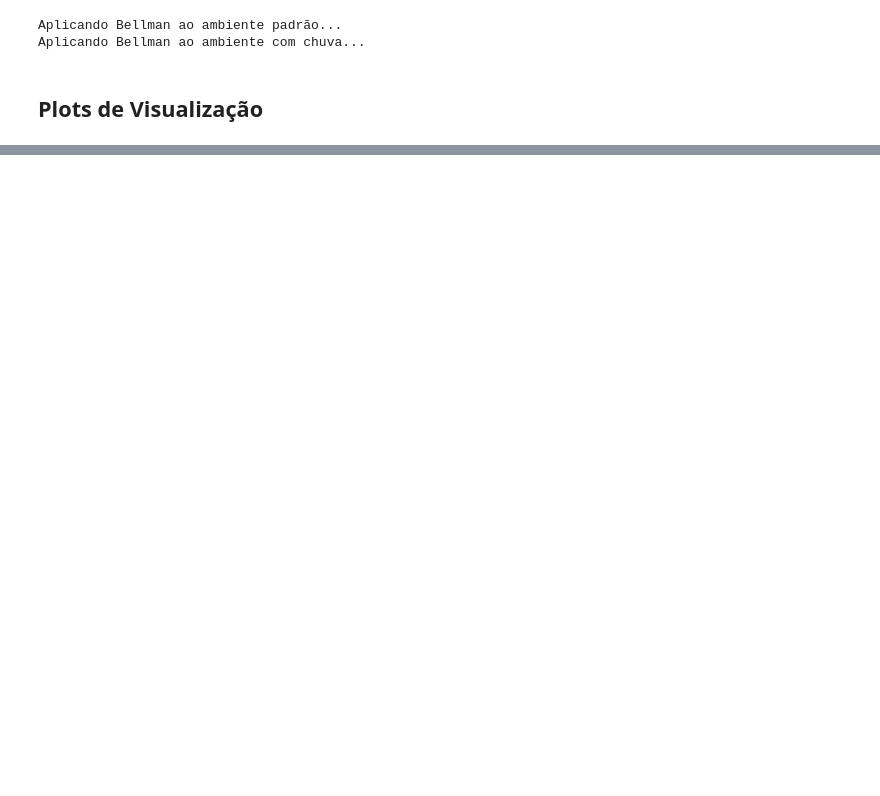
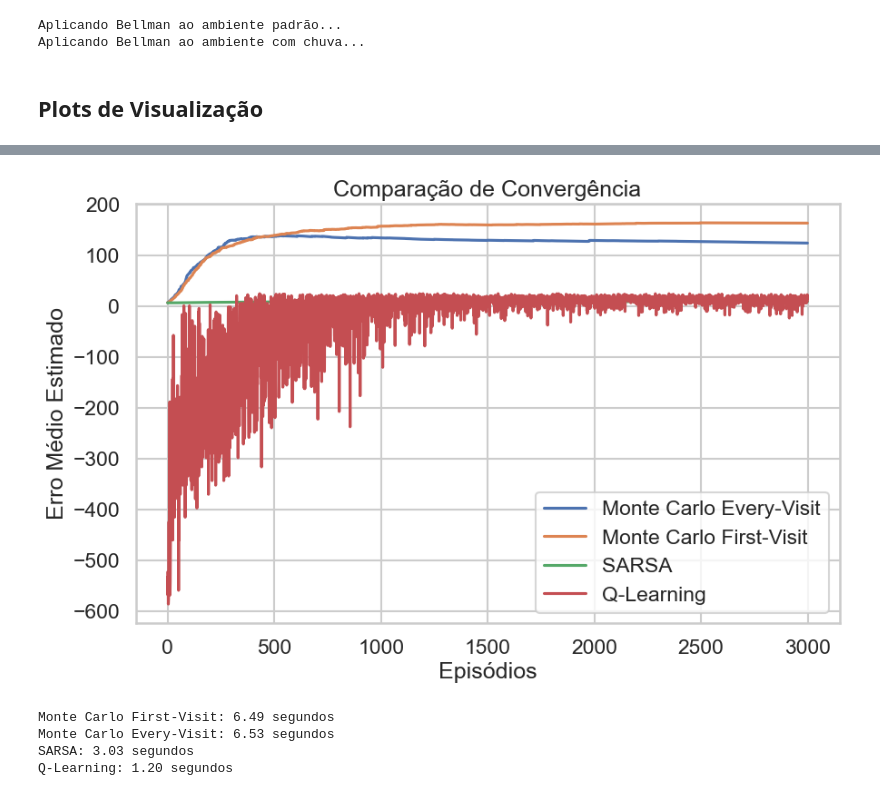
Before and after one commit to brunopdrocha/ap1_ibmec_aprendizado_reforco, a Jupyter notebook: notebook.ipynb, the cells around one changed output, grey strips where cells are left out. Drawn from its saved outputs; the diff is of its cells as text; code cells hidden in the pictures; blank space fills up the shorter version.

```diff
--- a/notebook.ipynb
+++ b/notebook.ipynb
@@ -305,9 +374,8 @@ def q_learning(env, num_episodes=700, max_steps=200, alpha=0.1, gamma=0.9, epsil
     Q-learning tabular para ambientes discretos (Taxi-v3).
     Retorna a tabela Q e a lista de recompensas por episodio.
     """
-    n_states = env.observation_space.n
-    n_actions = env.action_space.n
-    Q = np.zeros((n_states, n_actions))
+    nS, nA = env.observation_space.n, env.action_space.n
+    Q = np.zeros((nS, nA))
     episode_rewards = []
 
     for ep in range(num_episodes):
@@ -316,12 +384,10 @@ def q_learning(env, num_episodes=700, max_steps=200, alpha=0.1, gamma=0.9, epsil
 
         for t in range(max_steps):
             # Epsilon-greedy
-            if np.random.rand() < epsilon:
-                a = env.action_space.sample()
-            else:
-                a = int(np.argmax(Q[obs]))
+            a = politica_epsilon_greedy(Q, obs, nA, epsilon)
             next_obs, reward, terminated, truncated, info = env.step(a)
             done = terminated or truncated
+
             # Q-learning update (off-policy)
             best_next = np.max(Q[next_obs])
             Q[obs, a] = Q[obs, a] + alpha * (reward + gamma * best_next * (not done) - Q[obs, a])
@@ -340,3 +457,55 @@ def q_policy(Q):
+# %%
+
+import time
+
+# Parâmetros globais
+GAMMA = 0.99
+ALPHA = 0.1
+EPSILON = 0.1
+MAX_STEPS = 200
+EPISODIOS = 3000
+
+# Lista de Timer de Execução
+times = {}
+
+start = time.time()
+Q_mc, erro_mc = monte_carlo_first_visit(env_default,num_episodes=EPISODIOS)
+times['Monte Carlo First-Visit'] = time.time() - start
+
+start = time.time()
+Q_mc_every, erro_mc_every = monte_carlo_every_visit(env_default,num_episodes=EPISODIOS)
+times['Monte Carlo Every-Visit'] = time.time() - start
+
+
+start = time.time()
+Q_sarsa, erro_sarsa = sarsa(env_default, num_episodes=EPISODIOS)
+times['SARSA'] = time.time() - start
+
+start = time.time()
+Q_q, erro_q = q_learning(env_default,num_episodes=EPISODIOS)
+times['Q-Learning'] = time.time() - start
+
+# Plotando
+plt.figure(figsize=(10, 6))
+plt.plot(erro_mc_every, label='Monte Carlo Every-Visit')
+plt.plot(erro_mc, label='Monte Carlo First-Visit')
+plt.plot(erro_sarsa, label='SARSA')
+plt.plot(erro_q, label='Q-Learning')
+plt.xlabel('Episódios')
+plt.ylabel('Erro Médio Estimado')
+plt.title('Comparação de Convergência')
+plt.legend()
+plt.grid(True)
+plt.show()
+
+for alg, t in times.items():
+    print(f"{alg}: {t:.2f} segundos")
+# %% [output]
+[figure, added]
+Monte Carlo First-Visit: 6.49 segundos
+Monte Carlo Every-Visit: 6.53 segundos
+SARSA: 3.03 segundos
+Q-Learning: 1.20 segundos
 # %%
 # Executando o treinamento com Q-learning no ambiente padrão
 Q_default, rewards_default = q_learning(env_default, num_episodes=700, max_steps=200, alpha=0.1, gamma=0.9, epsilon=0.1,start_reward=10)
```
Also changed, not shown: parts of 18 cells of this notebook, 5 other files.
